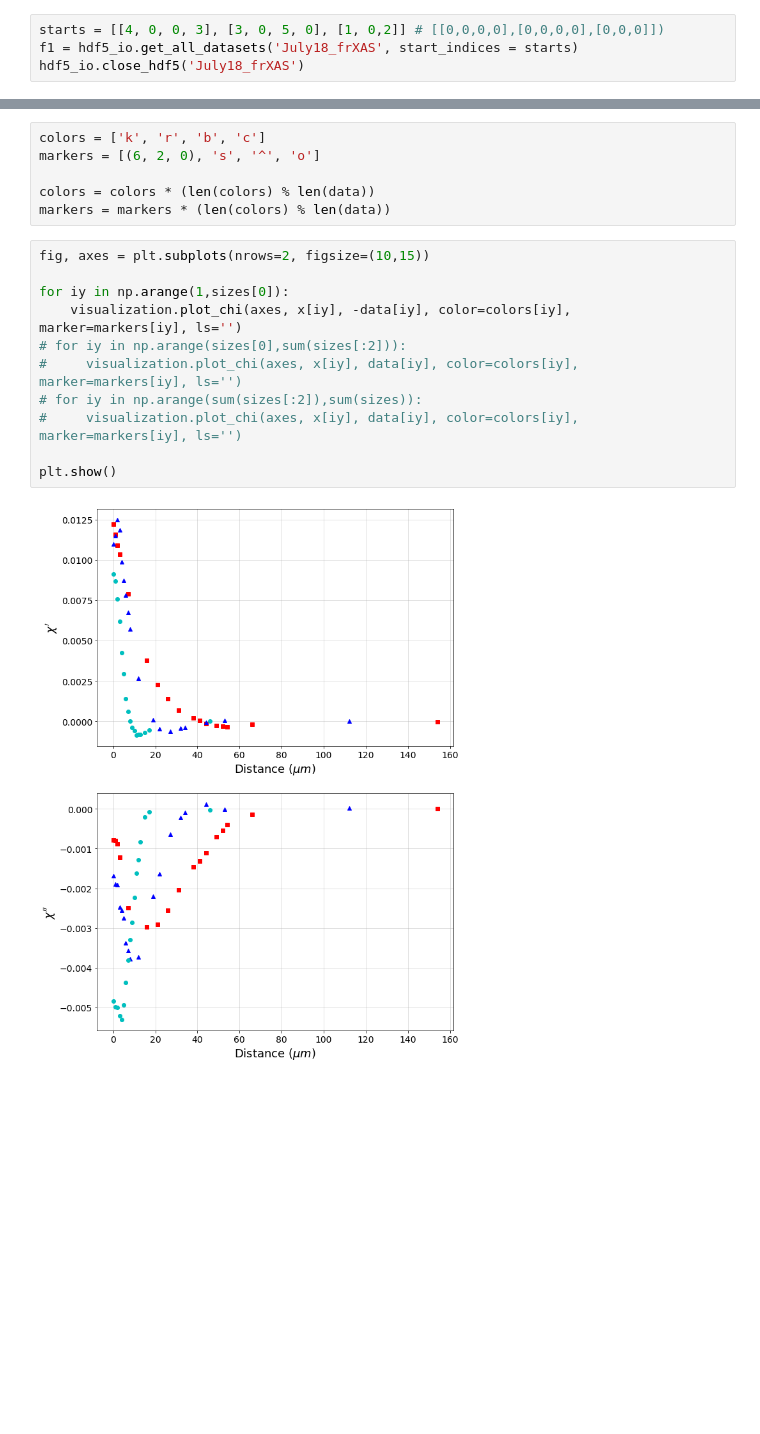
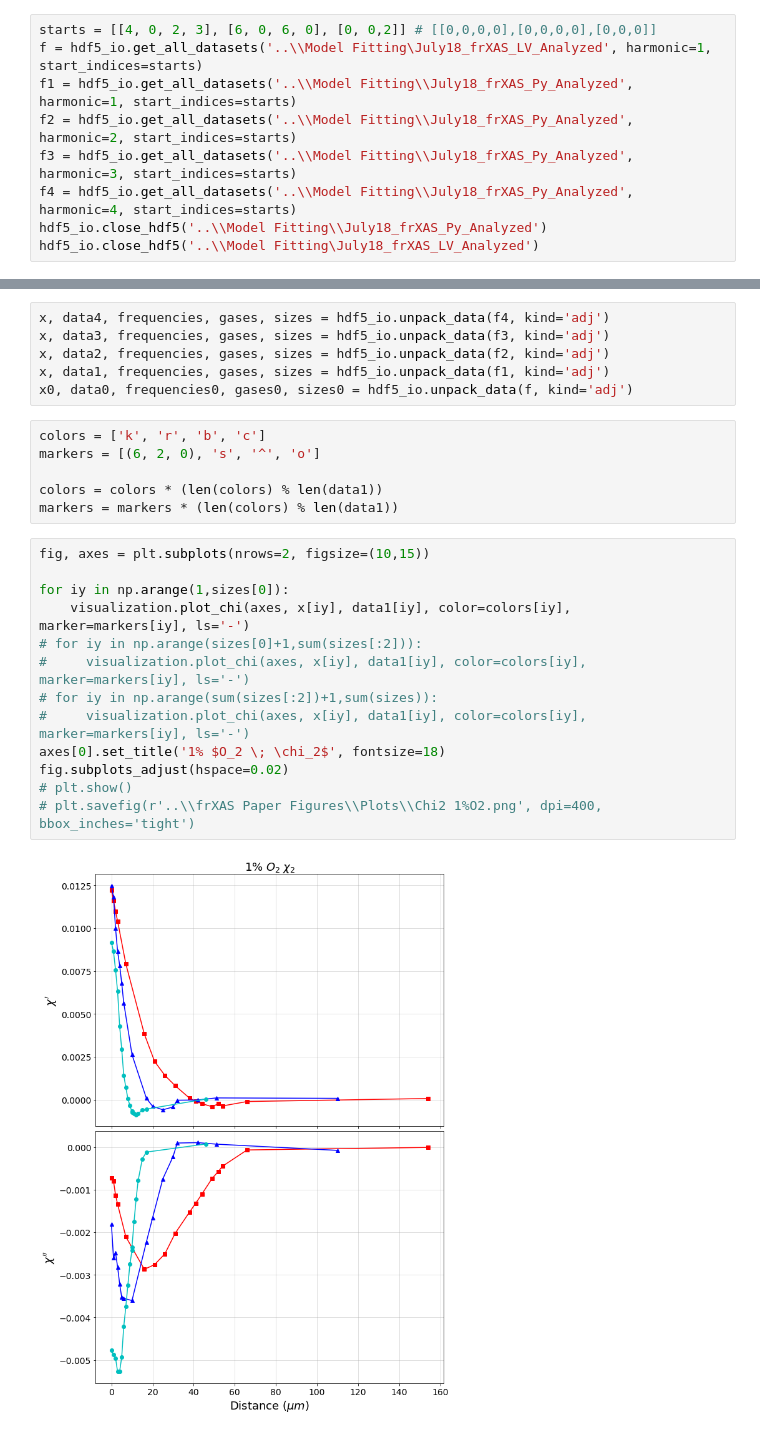
Before and after one commit to BGerwe/Xray-Project, a Jupyter notebook: fr_XAS/Model Fitting/July18 Data V Cont Amp Patterned Model.ipynb, the cells around one changed output, grey strips where cells are left out. Drawn from its saved outputs; the diff is of its cells as text; blank space fills up the shorter version.

```diff
--- a/fr_XAS/Model Fitting/July18 Data V Cont Amp Patterned Model.ipynb
+++ b/fr_XAS/Model Fitting/July18 Data V Cont Amp Patterned Model.ipynb
@@ -59,4 +70,9 @@ def chi_pattern(x, amp, gamma_p, ld, tg, yd, f, L):
 # %%
-starts = [[4, 0, 0, 3], [3, 0, 5, 0], [1, 0,2]] # [[0,0,0,0],[0,0,0,0],[0,0,0]])
-f1 = hdf5_io.get_all_datasets('July18_frXAS', start_indices = starts)
-hdf5_io.close_hdf5('July18_frXAS')
+starts = [[4, 0, 2, 3], [6, 0, 6, 0], [0, 0,2]] # [[0,0,0,0],[0,0,0,0],[0,0,0]]
+f = hdf5_io.get_all_datasets('..\\Model Fitting\July18_frXAS_LV_Analyzed', harmonic=1, start_indices=starts)
+f1 = hdf5_io.get_all_datasets('..\\Model Fitting\\July18_frXAS_Py_Analyzed', harmonic=1, start_indices=starts)
+f2 = hdf5_io.get_all_datasets('..\\Model Fitting\\July18_frXAS_Py_Analyzed', harmonic=2, start_indices=starts)
+f3 = hdf5_io.get_all_datasets('..\\Model Fitting\\July18_frXAS_Py_Analyzed', harmonic=3, start_indices=starts)
+f4 = hdf5_io.get_all_datasets('..\\Model Fitting\\July18_frXAS_Py_Analyzed', harmonic=4, start_indices=starts)
+hdf5_io.close_hdf5('..\\Model Fitting\\July18_frXAS_Py_Analyzed')
+hdf5_io.close_hdf5('..\\Model Fitting\July18_frXAS_LV_Analyzed')
@@ -65,22 +79,30 @@ x, data, frequencies, gases, sizes = hdf5_io.unpack_data(f1, kind='data_adj')
+# %%
+x, data4, frequencies, gases, sizes = hdf5_io.unpack_data(f4, kind='adj')
+x, data3, frequencies, gases, sizes = hdf5_io.unpack_data(f3, kind='adj')
+x, data2, frequencies, gases, sizes = hdf5_io.unpack_data(f2, kind='adj')
+x, data1, frequencies, gases, sizes = hdf5_io.unpack_data(f1, kind='adj')
+x0, data0, frequencies0, gases0, sizes0 = hdf5_io.unpack_data(f, kind='adj')
 # %%
 colors = ['k', 'r', 'b', 'c']
 markers = [(6, 2, 0), 's', '^', 'o']
 
-colors = colors * (len(colors) % len(data))
-markers = markers * (len(colors) % len(data))
+colors = colors * (len(colors) % len(data1))
+markers = markers * (len(colors) % len(data1))
 # %%
 fig, axes = plt.subplots(nrows=2, figsize=(10,15))
 
 for iy in np.arange(1,sizes[0]):
-    visualization.plot_chi(axes, x[iy], -data[iy], color=colors[iy], marker=markers[iy], ls='')
-# for iy in np.arange(sizes[0],sum(sizes[:2])):
-#     visualization.plot_chi(axes, x[iy], data[iy], color=colors[iy], marker=markers[iy], ls='')
-# for iy in np.arange(sum(sizes[:2]),sum(sizes)):
-#     visualization.plot_chi(axes, x[iy], data[iy], color=colors[iy], marker=markers[iy], ls='')
-
-plt.show()
+    visualization.plot_chi(axes, x[iy], data1[iy], color=colors[iy], marker=markers[iy], ls='-')
+# for iy in np.arange(sizes[0]+1,sum(sizes[:2])):
+#     visualization.plot_chi(axes, x[iy], data1[iy], color=colors[iy], marker=markers[iy], ls='-')
+# for iy in np.arange(sum(sizes[:2])+1,sum(sizes)):
+#     visualization.plot_chi(axes, x[iy], data1[iy], color=colors[iy], marker=markers[iy], ls='-')
+axes[0].set_title('1% $O_2 \; \chi_2$', fontsize=18)
+fig.subplots_adjust(hspace=0.02)
+# plt.show()
+# plt.savefig(r'..\\frXAS Paper Figures\\Plots\\Chi2 1%O2.png', dpi=400, bbox_inches='tight')
 # %% [output]
-[figure, old version]
+[figure, new version]
 # %%
 fit_params = Parameters()
 
```
Also changed, not shown: parts of 29 cells of this notebook, 11 other files.
